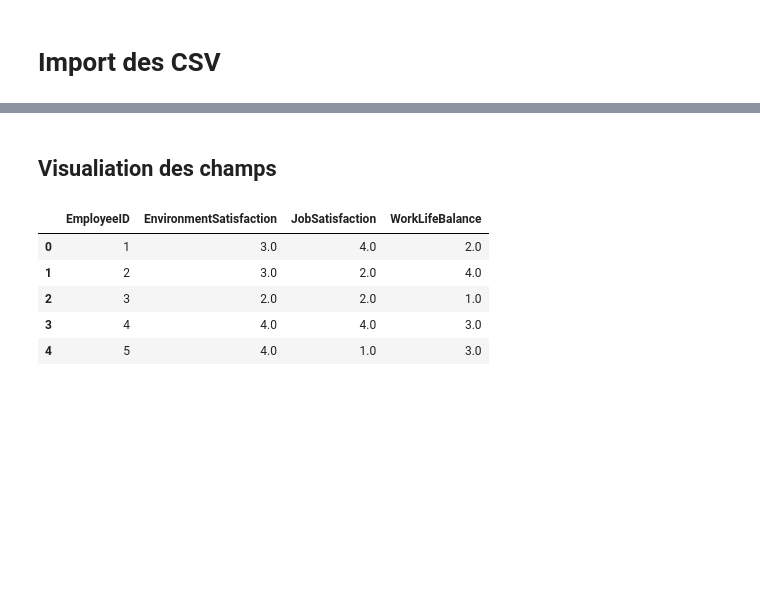
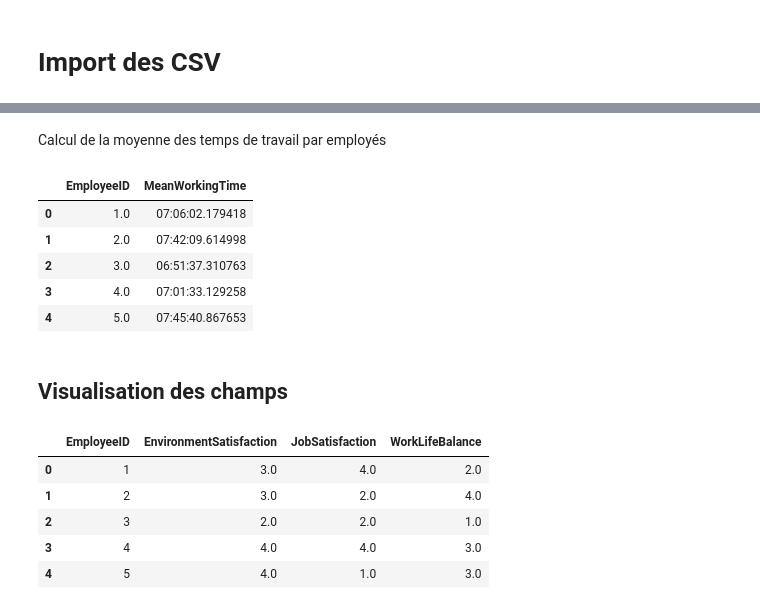
Before and after one commit to Bnder1/Projet-IA, a Jupyter notebook: Projet-IA.ipynb, the cells around one changed output, grey strips where cells are left out. Cells and saved outputs as stored; diff of their text form; code cells hidden in the pictures; blank space fills up the shorter version.

```diff
--- a/Projet-IA.ipynb
+++ b/Projet-IA.ipynb
@@ -84,5 +108,31 @@ inTime = in_time_data()
+# %% [markdown]
+Calcul de la moyenne des temps de travail par employés
+# %%
+meanWorkingTime = pd.DataFrame(data={'EmployeeID': [], 'MeanWorkingTime': []})
+
+for row in range(len(deltaTime)):
+    tempRow={'EmployeeID':0, 'MeanWorkingTime':0}
+    mean = 0
+    for col in range(1,len(deltaTime.columns)):
+        tempRow['EmployeeID'] = int(inTime[inTime.columns[0]][row])
+        if(deltaTime[deltaTime.columns[col]][row] != 0):
+            if(mean != 0):
+                mean = (mean+deltaTime[deltaTime.columns[col]][row])/2
+            else:
+                mean = deltaTime[deltaTime.columns[col]][row]
+    tempRow['MeanWorkingTime'] = mean
+    meanWorkingTime = meanWorkingTime.append(tempRow, ignore_index=True)
+
+meanWorkingTime.head()
+# %% [output]
+|  | EmployeeID | MeanWorkingTime |
+| 0 | 1.0 | 07:06:02.179418 |
+| 1 | 2.0 | 07:42:09.614998 |
+| 2 | 3.0 | 06:51:37.310763 |
+| 3 | 4.0 | 07:01:33.129258 |
+| 4 | 5.0 | 07:45:40.867653 |
 # %% [markdown]
-## Visualiation des champs
+## Visualisation des champs
 # %%
 employee.head()
 # %% [output]
```
Also changed, not shown: parts of 5 cells of this notebook.
